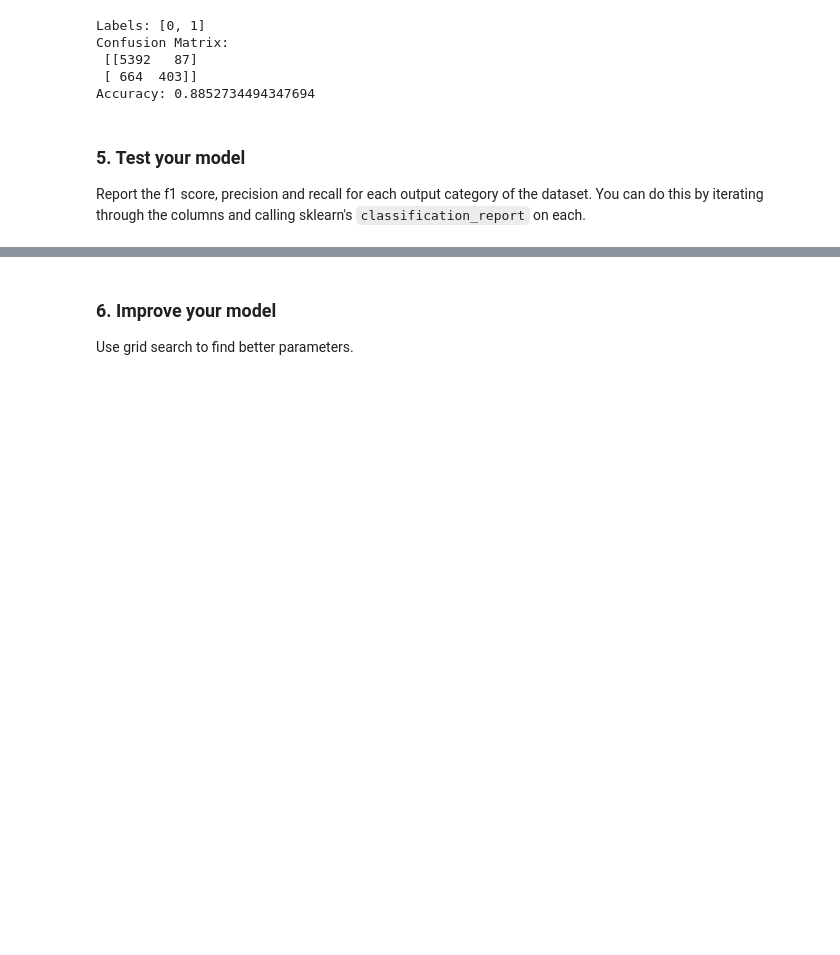
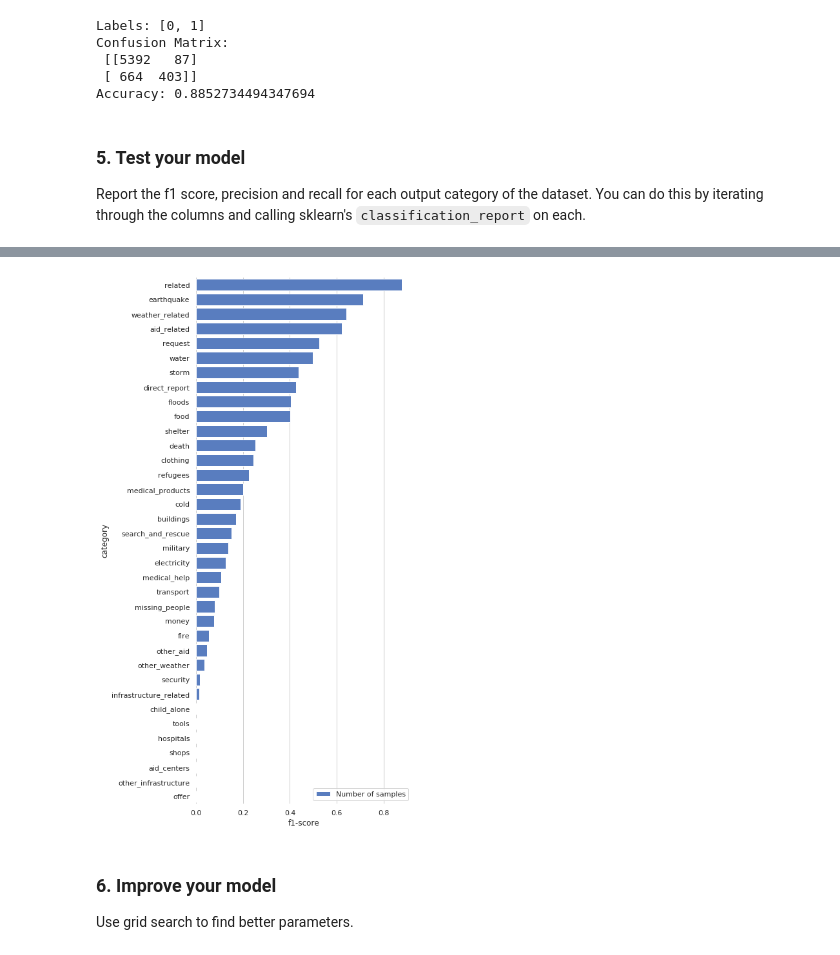
Before and after one commit to brunowdev/disaster-response, a Jupyter notebook: ML Pipeline Preparation.ipynb, the cells around one changed output, grey strips where cells are left out. Drawn from its saved outputs; the diff is of its cells as text; code cells hidden in the pictures; blank space fills up the shorter version.

Commit message:
Add results report and visualization

```diff
--- a/ML Pipeline Preparation.ipynb
+++ b/ML Pipeline Preparation.ipynb
@@ -158,0 +197,10 @@ Report the f1 score, precision and recall for each output category of the datase
+# %%
+report = classification_report(y_test.values, y_pred, target_names=labels, output_dict = True)
+# %%
+def map_with_key(key):
+    result = report.get(key)
+    result['category'] = key
+    return result
+# %%
+df_metrics = pd.DataFrame(list(map(map_with_key, labels)))
+df_metrics.head(20)
@@ -159,3 +225,19 @@ Report the f1 score, precision and recall for each output category of the datase
+# %%
+import seaborn as sns
+import matplotlib.pyplot as plt
+
+sns.set(style="whitegrid")
+
+f, ax = plt.subplots(figsize=(6, 15))
+
+sns.set_color_codes("muted")
+sns.barplot(x="f1-score", y="category", data=df_metrics.sort_values(by = 'f1-score', ascending = False), label="Number of samples", color="b")
+
+ax.legend(ncol=2, loc="lower right", frameon=True)
+
+sns.despine(left=True, bottom=True)
+# %% [output]
+[figure, added]
 # %% [markdown]
 ### 6. Improve your model
 Use grid search to find better parameters.
```
Also changed, not shown: parts of 4 cells of this notebook.
